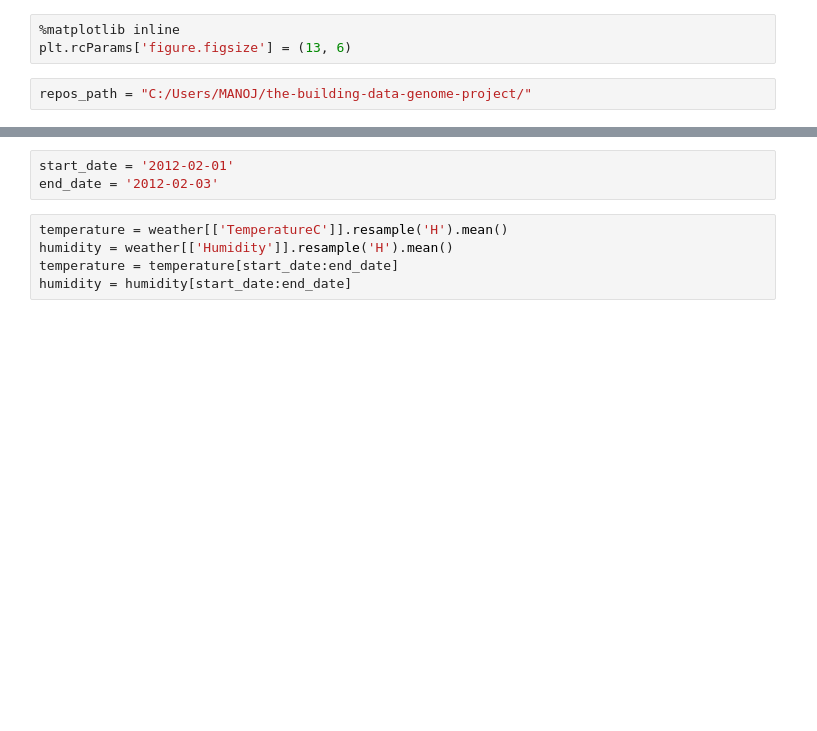
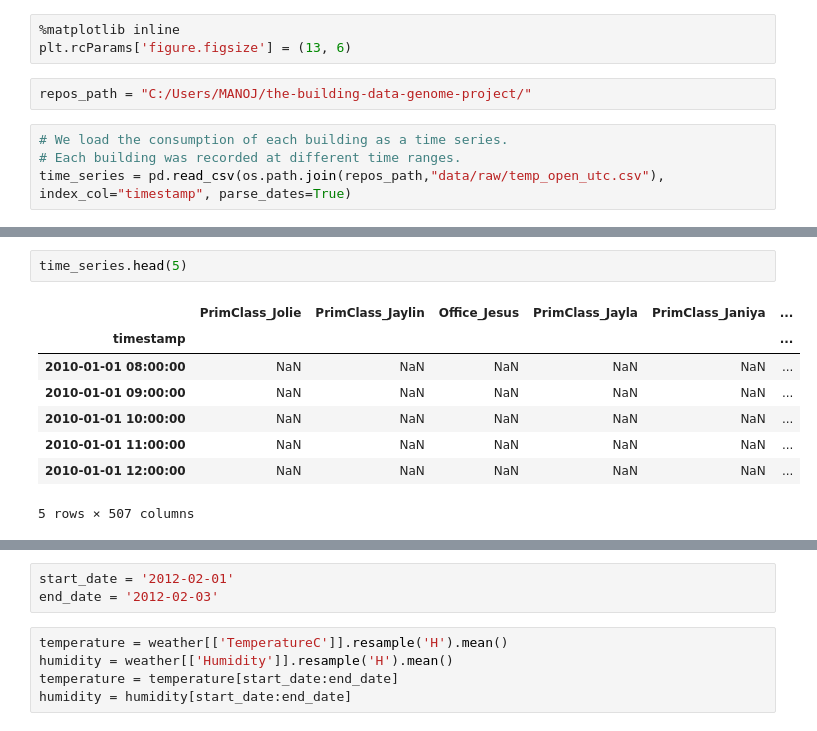
Before and after one commit to manojm18/the-building-data-genome-project, a Jupyter notebook: notebooks/Time_series_analysis.ipynb, the cells around one changed output, grey strips where cells are left out. Saved outputs shown, nothing was run; the diff lists cells and outputs as text; blank space fills up the shorter version.

```diff
--- a/notebooks/Time_series_analysis.ipynb
+++ b/notebooks/Time_series_analysis.ipynb
@@ -10,3 +10,7 @@ import numpy as np
 plt.rcParams['figure.figsize'] = (13, 6)
 # %%
 repos_path = "C:/Users/MANOJ/the-building-data-genome-project/"
+# %%
+# We load the consumption of each building as a time series.
+# Each building was recorded at different time ranges.
+time_series = pd.read_csv(os.path.join(repos_path,"data/raw/temp_open_utc.csv"), index_col="timestamp", parse_dates=True)
@@ -12,0 +25,11 @@ repos_path = "C:/Users/MANOJ/the-building-data-genome-project/"
+# %%
+time_series.head(5)
+# %% [output]
+|  | PrimClass_Jolie | PrimClass_Jaylin | Office_Jesus | PrimClass_Jayla | PrimClass_Janiya | ... |
+| timestamp |  |  |  |  |  | ... |
+| 2010-01-01 08:00:00 | NaN | NaN | NaN | NaN | NaN | ... |
+| 2010-01-01 09:00:00 | NaN | NaN | NaN | NaN | NaN | ... |
+| 2010-01-01 10:00:00 | NaN | NaN | NaN | NaN | NaN | ... |
+| 2010-01-01 11:00:00 | NaN | NaN | NaN | NaN | NaN | ... |
+| 2010-01-01 12:00:00 | NaN | NaN | NaN | NaN | NaN | ... |
+5 rows × 507 columns
```
Also changed, not shown: parts of 13 cells of this notebook, 1 other file.
